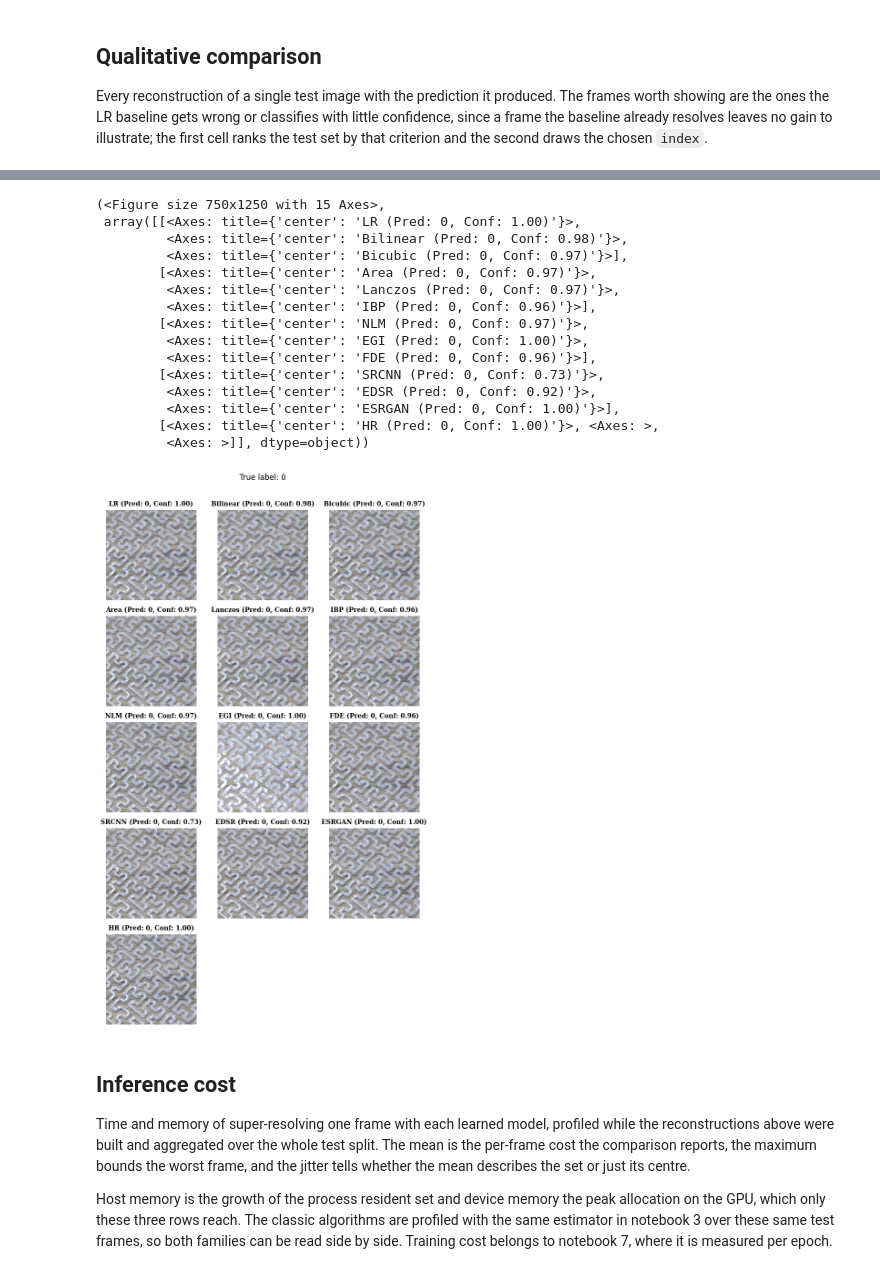
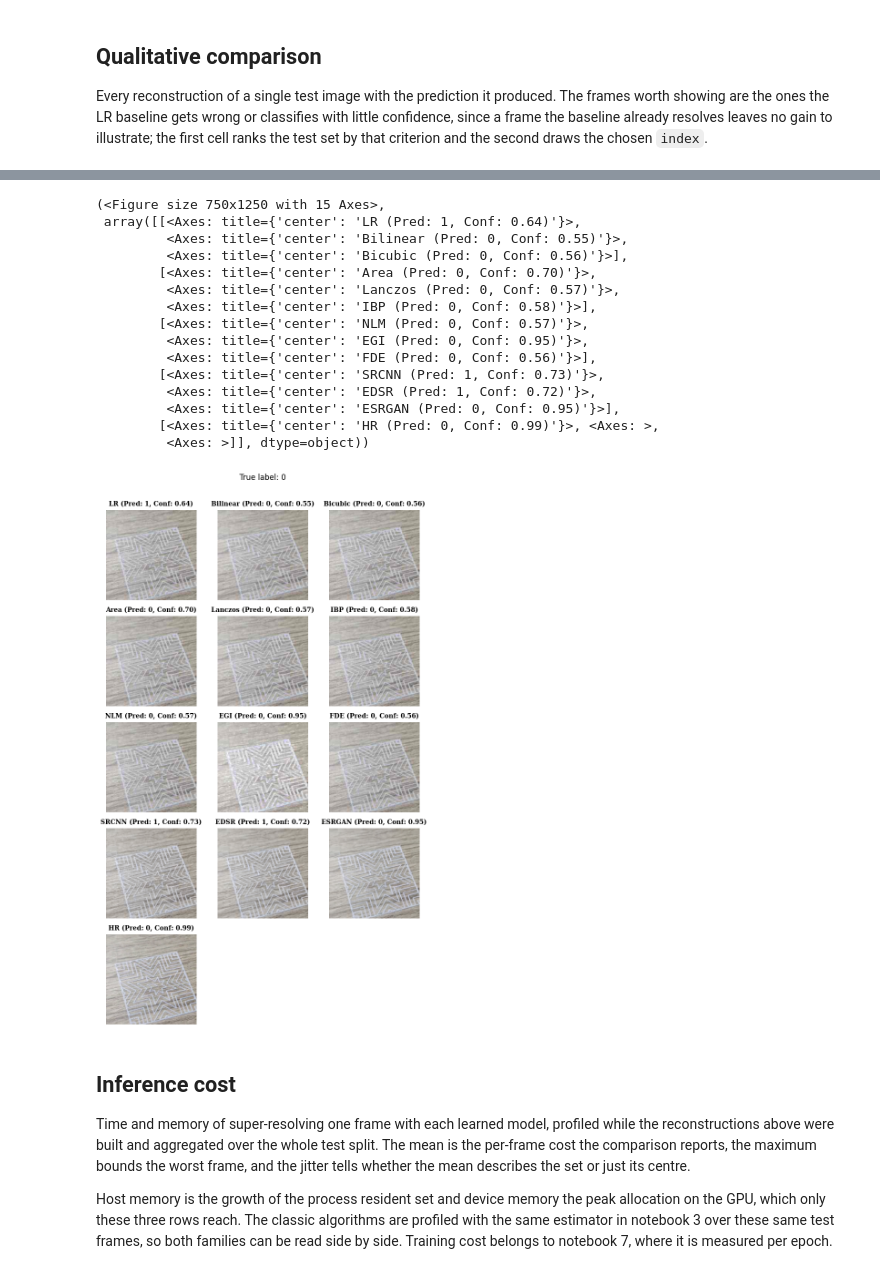
Before and after one commit to bgmanuel99/Super-Resolution-Images-for-3D-Printing-Defect-Detection, a Jupyter notebook: notebooks/9_defect_detection_pipeline.ipynb, the cells around one changed output, grey strips where cells are left out. Drawn from its saved outputs; the diff is of its cells as text; code cells hidden in the pictures.

```diff
--- a/notebooks/9_defect_detection_pipeline.ipynb
+++ b/notebooks/9_defect_detection_pipeline.ipynb
@@ -174,22 +190,22 @@ for candidate in pipeline.sample_candidates(top=15):
 # %%
-pipeline.plot_sample_predictions(index=35)
+pipeline.plot_sample_predictions(index=5)
 # %% [output]
 (<Figure size 750x1250 with 15 Axes>,
- array([[<Axes: title={'center': 'LR (Pred: 0, Conf: 1.00)'}>,
-         <Axes: title={'center': 'Bilinear (Pred: 0, Conf: 0.98)'}>,
-         <Axes: title={'center': 'Bicubic (Pred: 0, Conf: 0.97)'}>],
-        [<Axes: title={'center': 'Area (Pred: 0, Conf: 0.97)'}>,
-         <Axes: title={'center': 'Lanczos (Pred: 0, Conf: 0.97)'}>,
-         <Axes: title={'center': 'IBP (Pred: 0, Conf: 0.96)'}>],
-        [<Axes: title={'center': 'NLM (Pred: 0, Conf: 0.97)'}>,
-         <Axes: title={'center': 'EGI (Pred: 0, Conf: 1.00)'}>,
-         <Axes: title={'center': 'FDE (Pred: 0, Conf: 0.96)'}>],
-        [<Axes: title={'center': 'SRCNN (Pred: 0, Conf: 0.73)'}>,
-         <Axes: title={'center': 'EDSR (Pred: 0, Conf: 0.92)'}>,
-         <Axes: title={'center': 'ESRGAN (Pred: 0, Conf: 1.00)'}>],
-        [<Axes: title={'center': 'HR (Pred: 0, Conf: 1.00)'}>, <Axes: >,
+ array([[<Axes: title={'center': 'LR (Pred: 1, Conf: 0.64)'}>,
+         <Axes: title={'center': 'Bilinear (Pred: 0, Conf: 0.55)'}>,
+         <Axes: title={'center': 'Bicubic (Pred: 0, Conf: 0.56)'}>],
+        [<Axes: title={'center': 'Area (Pred: 0, Conf: 0.70)'}>,
+         <Axes: title={'center': 'Lanczos (Pred: 0, Conf: 0.57)'}>,
+         <Axes: title={'center': 'IBP (Pred: 0, Conf: 0.58)'}>],
+        [<Axes: title={'center': 'NLM (Pred: 0, Conf: 0.57)'}>,
+         <Axes: title={'center': 'EGI (Pred: 0, Conf: 0.95)'}>,
+         <Axes: title={'center': 'FDE (Pred: 0, Conf: 0.56)'}>],
+        [<Axes: title={'center': 'SRCNN (Pred: 1, Conf: 0.73)'}>,
+         <Axes: title={'center': 'EDSR (Pred: 1, Conf: 0.72)'}>,
+         <Axes: title={'center': 'ESRGAN (Pred: 0, Conf: 0.95)'}>],
+        [<Axes: title={'center': 'HR (Pred: 0, Conf: 0.99)'}>, <Axes: >,
          <Axes: >]], dtype=object))
-[figure, old version]
+[figure, new version]
 # %% [markdown]
 ## Inference cost
 
```
Also changed, not shown: parts of 4 cells of this notebook, 7 other files.
